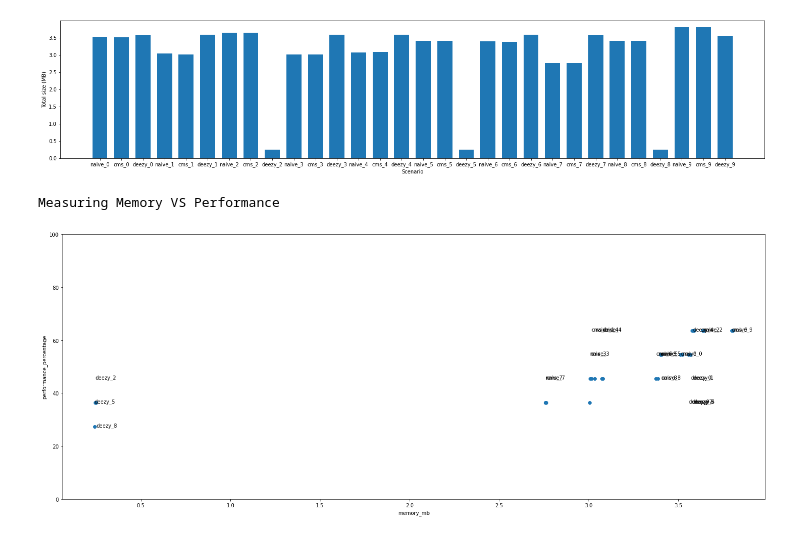
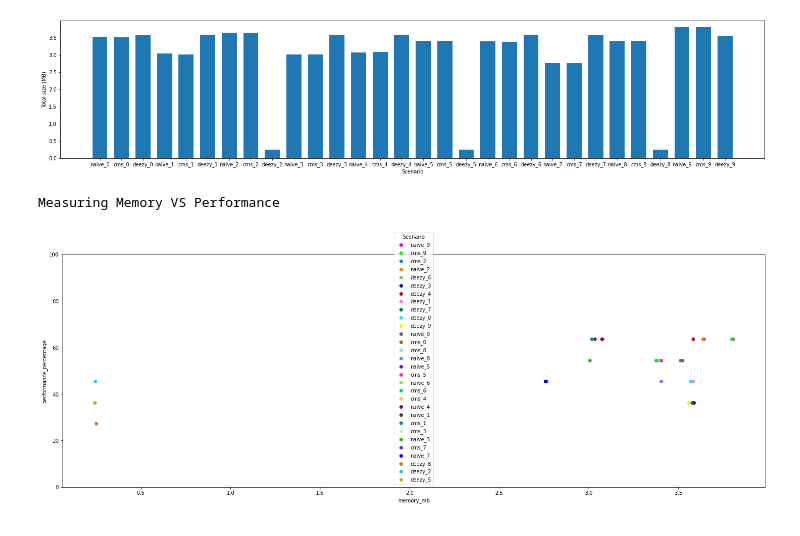
Before and after one commit to stavco9/datastreaming-final-project, a Jupyter notebook: Data_Analysis_All.ipynb, the cells around one changed output. Cells and saved outputs as stored; diff of their text form; code cells hidden in the pictures.

Commit message:
Updated points with colors

```diff
--- a/Data_Analysis_All.ipynb
+++ b/Data_Analysis_All.ipynb
@@ -180,20 +181,31 @@ plt.show()
 # %%
 print("Measuring Memory VS Performance")
 
 memory_per_scenario = pd.Series(dict_mem).sort_values(ascending=False)
 performance_per_scenario = pd.Series(diff_series).sort_values(ascending=False)
 
 fig = plt.figure(figsize=(20, 8))
 ax = fig.add_subplot(111)
-plt.scatter(memory_per_scenario.values, performance_per_scenario.values)
+
+# Define a list of colors, one for each scenario
+colors = distinctipy.get_colors(len(memory_per_scenario))
+
+# Map each scenario to a color
+color_map = {scenario: colors[i] for i, scenario in enumerate(memory_per_scenario.index)}
+
+# Scatter each point individually to assign colors and labels
+for scenario, color in color_map.items():
+    ax.scatter(memory_per_scenario[scenario], performance_per_scenario[scenario], color=color, label=scenario)
+
 plt.xlabel('memory_mb')
 plt.ylabel('performance_percentage')
-
-for scenario in list(memory_per_scenario.index):
-    ax.text(memory_per_scenario[scenario], performance_per_scenario[scenario], scenario)
 ax.set_ylim([0, 100])
 
+# Create a legend
+plt.legend(title='Scenario')
+
 plt.tight_layout()
+plt.show()
 # %% [output]
 Measuring Memory VS Performance
-[figure, old version]
+[figure, new version]
```
Also changed, not shown: parts of 1 cell of this notebook, 1 other file.
